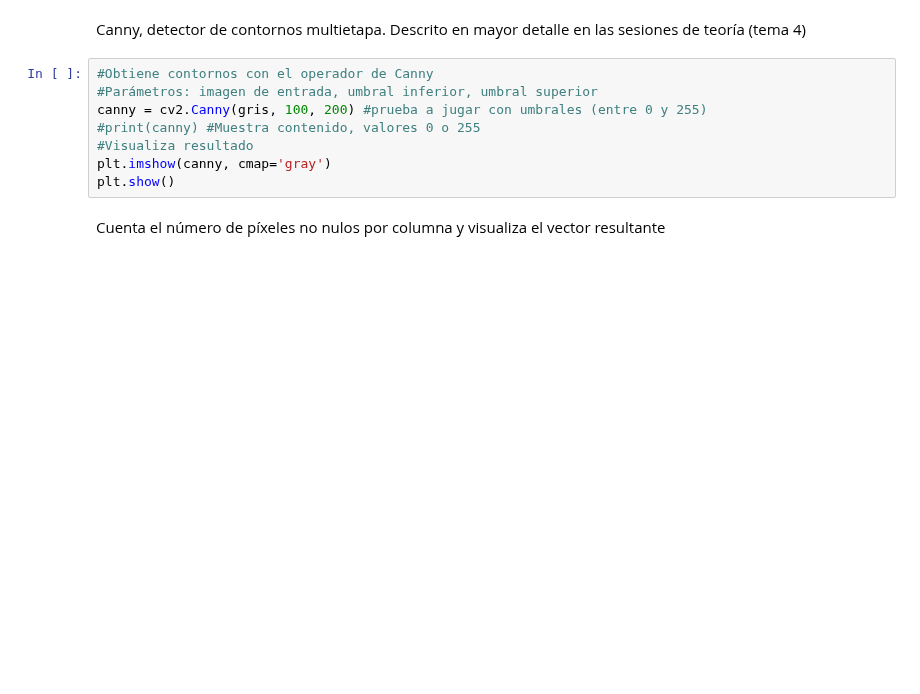
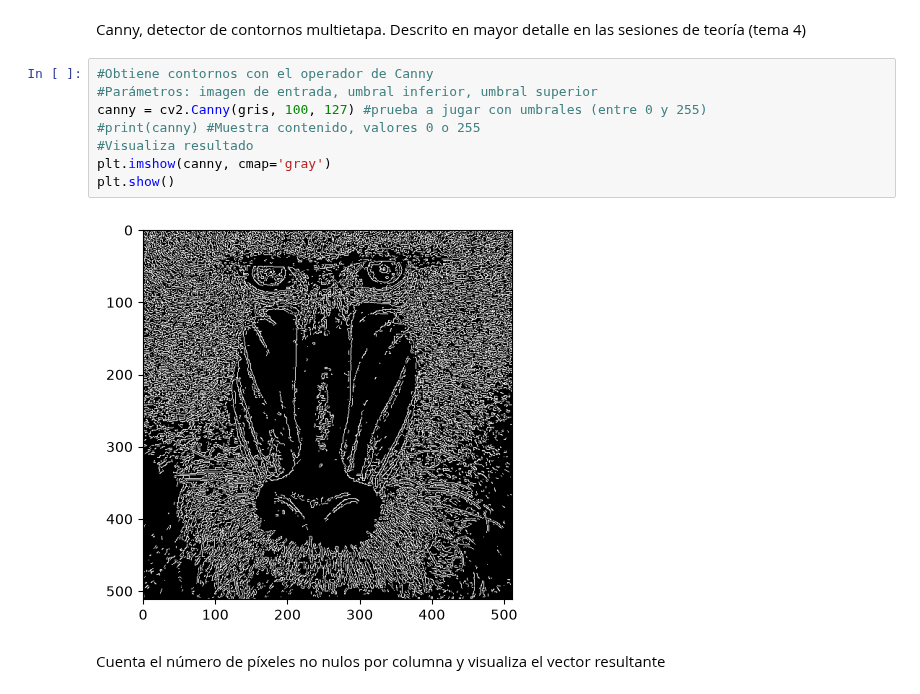
Before and after one commit to agsuarezz/VC, a Jupyter notebook: P2/VC_P2.ipynb, the cells around one changed output. Saved outputs shown, nothing was run; the diff lists cells and outputs as text; blank space fills up the shorter version.

```diff
--- a/P2/VC_P2.ipynb
+++ b/P2/VC_P2.ipynb
@@ -100,11 +111,13 @@ Canny, detector de contornos multietapa. Descrito en mayor detalle en las sesion
 # %%
 #Obtiene contornos con el operador de Canny
 #Parámetros: imagen de entrada, umbral inferior, umbral superior
-canny = cv2.Canny(gris, 100, 200) #prueba a jugar con umbrales (entre 0 y 255)
+canny = cv2.Canny(gris, 100, 127) #prueba a jugar con umbrales (entre 0 y 255)
 #print(canny) #Muestra contenido, valores 0 o 255
 #Visualiza resultado
 plt.imshow(canny, cmap='gray')
 plt.show()
+# %% [output]
+[figure, added]
 # %% [markdown]
 Cuenta el número de píxeles no nulos por columna y visualiza el vector resultante
 # %%
```
Also changed, not shown: parts of 11 cells of this notebook.
